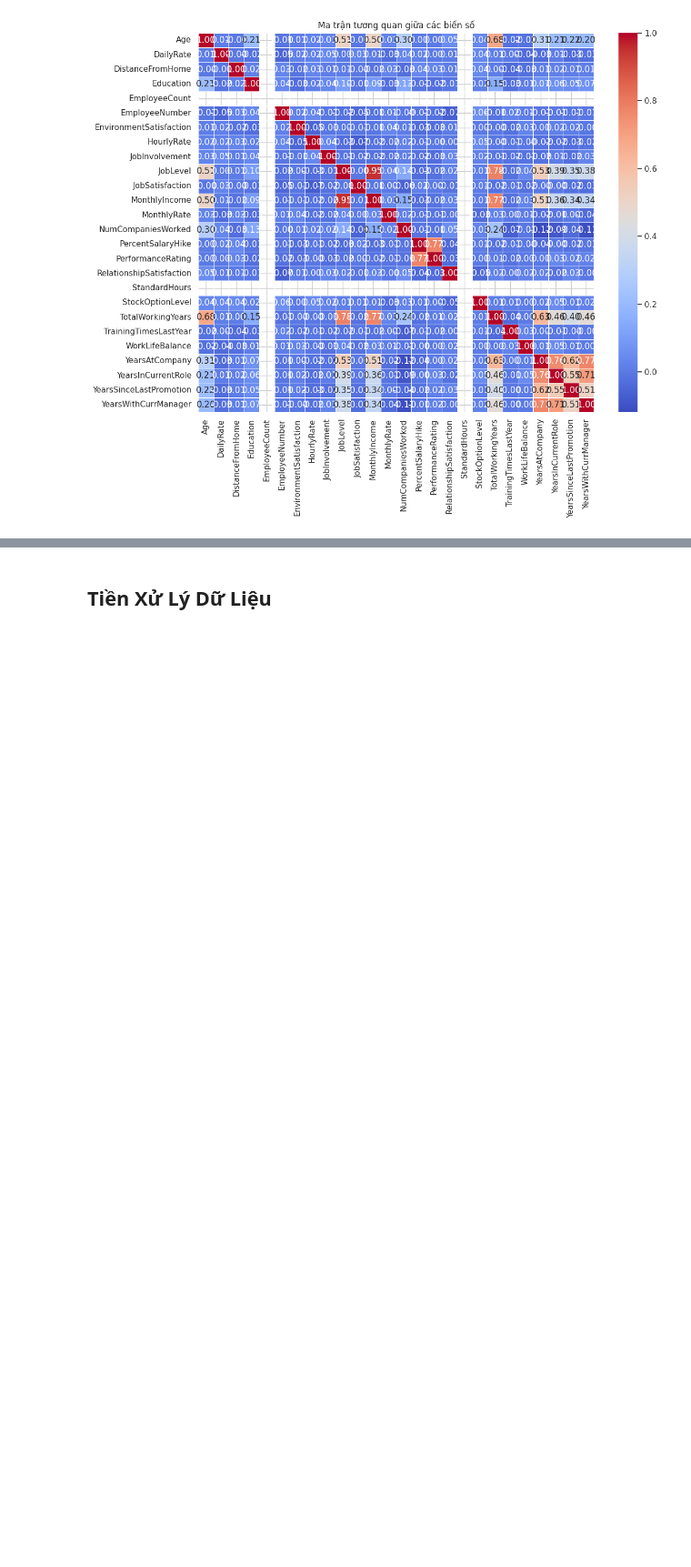
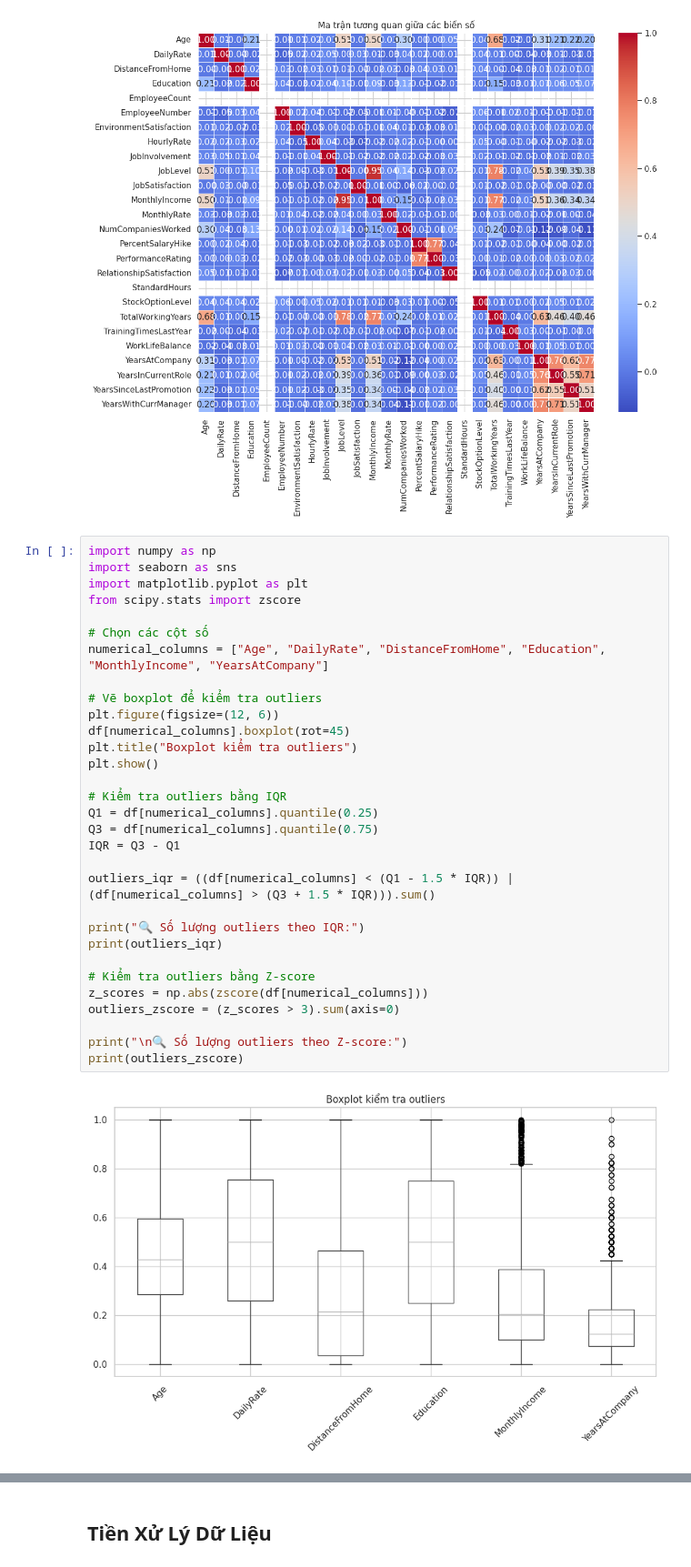
Before and after one commit to hei1sme/MAI391_FINAL_PROJECT, a Jupyter notebook: MAI391_SE194127_project.ipynb, the cells around one changed output, grey strips where cells are left out. Shown at 91% size. Saved outputs shown, nothing was run; the diff lists cells and outputs as text; blank space fills up the shorter version.

```diff
--- a/MAI391_SE194127_project.ipynb
+++ b/MAI391_SE194127_project.ipynb
@@ -183,3 +188,36 @@ plt.tight_layout()
 plt.show()
 # %% [output]
 [figure]
+# %%
+import numpy as np
+import seaborn as sns
+import matplotlib.pyplot as plt
+from scipy.stats import zscore
+
+# Chọn các cột số
+numerical_columns = ["Age", "DailyRate", "DistanceFromHome", "Education", "MonthlyIncome", "YearsAtCompany"]
+
+# Vẽ boxplot để kiểm tra outliers
+plt.figure(figsize=(12, 6))
+df[numerical_columns].boxplot(rot=45)
+plt.title("Boxplot kiểm tra outliers")
+plt.show()
+
+# Kiểm tra outliers bằng IQR
+Q1 = df[numerical_columns].quantile(0.25)
+Q3 = df[numerical_columns].quantile(0.75)
+IQR = Q3 - Q1
+
+outliers_iqr = ((df[numerical_columns] < (Q1 - 1.5 * IQR)) | (df[numerical_columns] > (Q3 + 1.5 * IQR))).sum()
+
+print("🔍 Số lượng outliers theo IQR:")
+print(outliers_iqr)
+
+# Kiểm tra outliers bằng Z-score
+z_scores = np.abs(zscore(df[numerical_columns]))
+outliers_zscore = (z_scores > 3).sum(axis=0)
+
+print("\n🔍 Số lượng outliers theo Z-score:")
+print(outliers_zscore)
+# %% [output]
+[figure, added]
```
Also changed, not shown: parts of 12 cells of this notebook.
